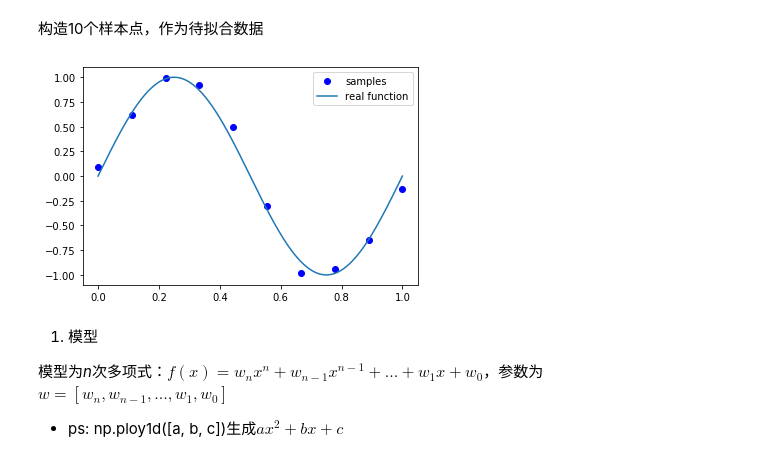
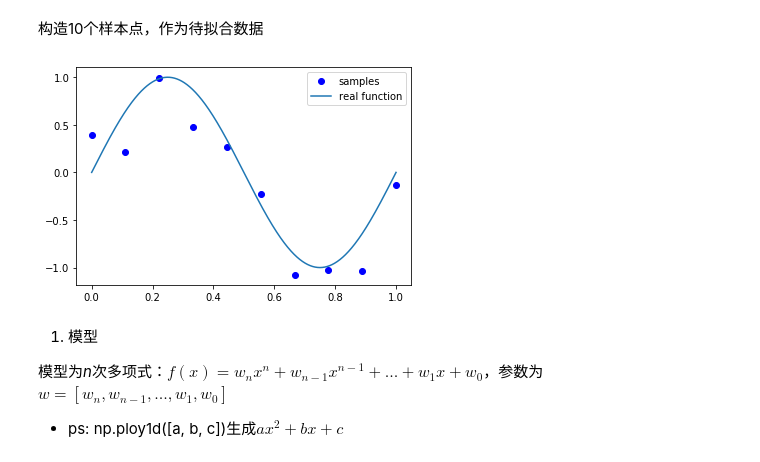
Before and after one commit to Penn000/NN, a Jupyter notebook: statistical_learning/chapter01.ipynb, the cells around one changed output. Drawn from its saved outputs; the diff is of its cells as text; code cells hidden in the pictures.

```diff
--- a/statistical_learning/chapter01.ipynb
+++ b/statistical_learning/chapter01.ipynb
@@ -13,18 +13,18 @@ import matplotlib.pyplot as plt
 # %%
 # 10个样本点
 x = np.linspace(0, 1, 10)
-y = [np.sin(2*np.pi*x_i) + np.random.normal(0, 0.1) for x_i in x]
+y = [np.sin(2*np.pi*x_i) + np.random.normal(0, 0.2) for x_i in x]
 # y=sin2 pi x曲线
 xx = np.linspace(0, 1, 1000)
 yy = np.sin(2*np.pi*xx)
 
 # 绘制图表
 plt.plot(x, y, 'bo', label='samples')
 plt.plot(xx, yy, label='real function')
 plt.legend()
 plt.show()
 # %% [output]
-[figure, old version]
+[figure, new version]
 # %% [markdown]
 1. 模型
 
```
Also changed, not shown: parts of 11 cells of this notebook.
